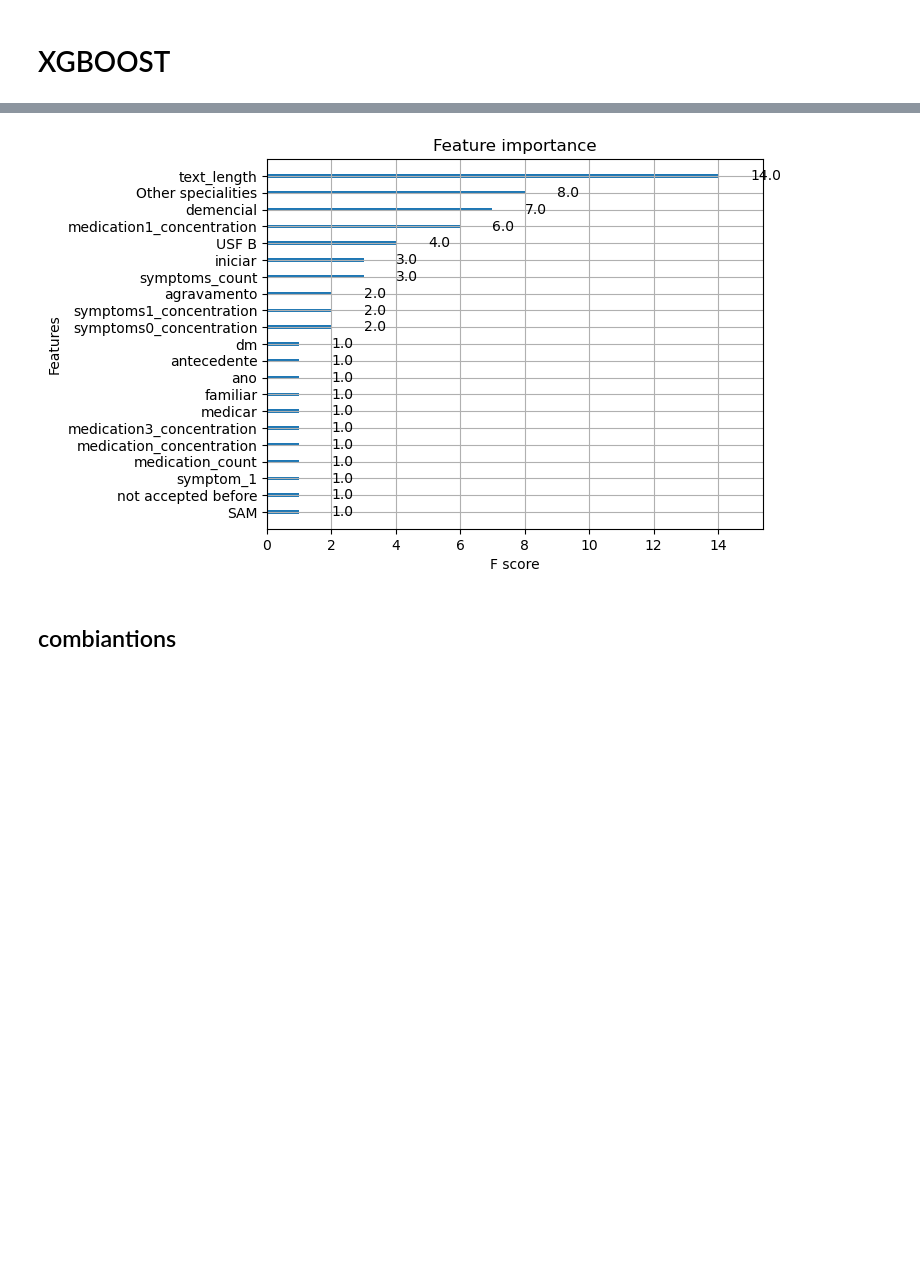
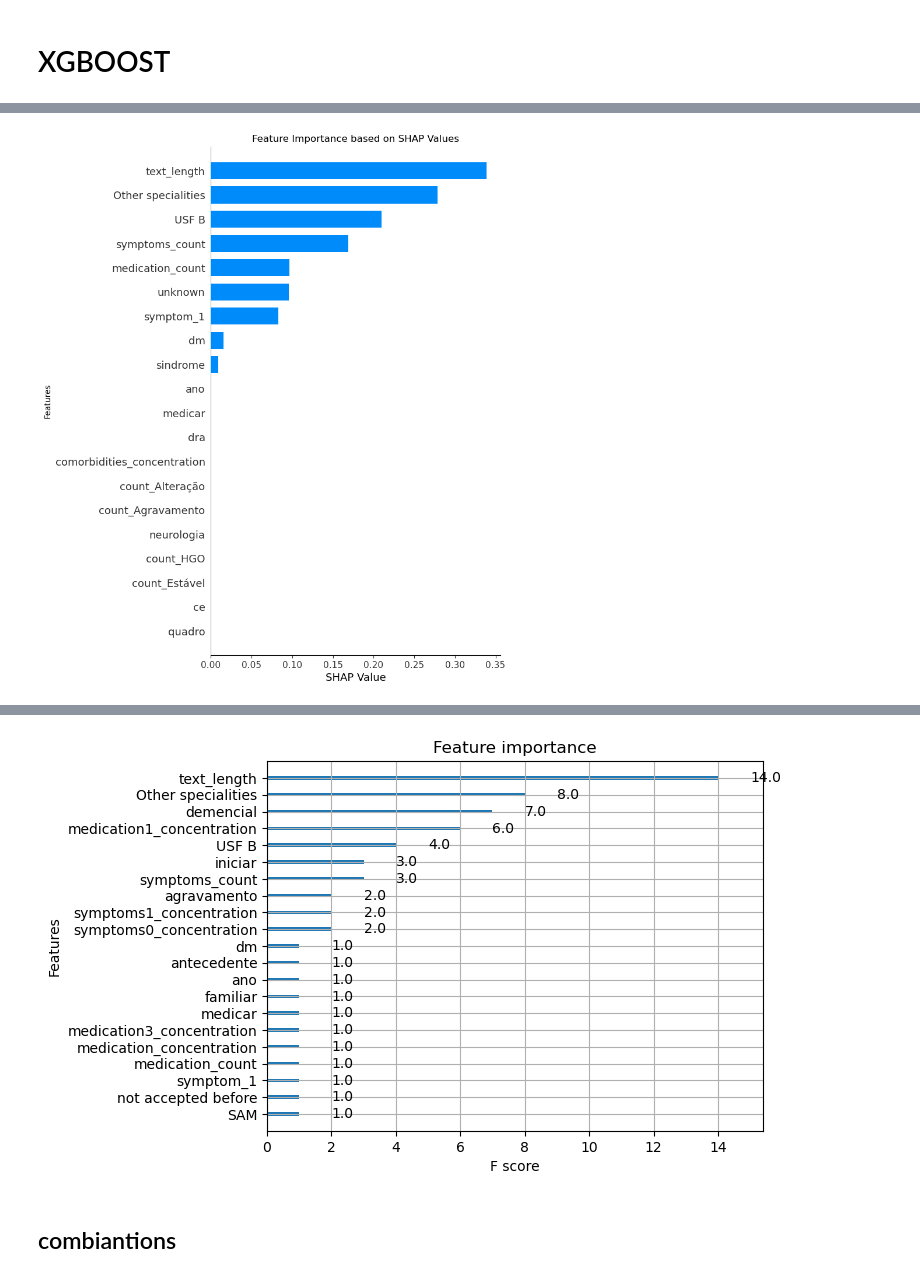
Before and after one commit to Data-Science-Knowledge-Center-Nova-SBE/PBL-HGO, a Jupyter notebook: models_NLP.ipynb, the cells around one changed output, grey strips where cells are left out. Drawn from its saved outputs; the diff is of its cells as text; code cells hidden in the pictures; blank space fills up the shorter version.

```diff
--- a/models_NLP.ipynb
+++ b/models_NLP.ipynb
@@ -58,0 +188,35 @@ evaluate_thresholds(y_pred_train,y_train,y_pred_test,y_test,metrics="test")
+# %%
+# Retrieve feature names from the dataset
+if isinstance(X, np.ndarray):
+    features = [f"Feature {i}" for i in range(X.shape[1])]
+elif isinstance(X, pd.DataFrame):
+    features = X.columns.tolist()
+else:
+    raise ValueError("Unsupported data type. Please provide X as a NumPy array or a pandas DataFrame.")
+
+# Call the function to print feature importances based on SHAP values
+
+
+def print_feature_importances_shap_values(shap_values, features):
+    '''
+    Prints the feature importances based on SHAP values in an ordered way
+    shap_values -> The SHAP values calculated from a shap.Explainer object
+    features -> The name of the features, on the order presented to the explainer
+    '''
+    from scipy.special import softmax
+    # Calculates the feature importance (mean absolute shap value) for each feature
+    importances = []
+    for i in range(shap_values.shape[1]):
+        importances.append(np.mean(np.abs(shap_values[:, i])))
+    # Calculates the normalized version
+    importances_norm = softmax(importances)
+    # Organize the importances and columns in a dictionary
+    feature_importances = {fea: imp for imp, fea in zip(importances, features)}
+    feature_importances_norm = {fea: imp for imp, fea in zip(importances_norm, features)}
+    # Sorts the dictionary
+    feature_importances = {k: v for k, v in sorted(feature_importances.items(), key=lambda item: item[1], reverse=True)}
+    feature_importances_norm = {k: v for k, v in sorted(feature_importances_norm.items(), key=lambda item: item[1], reverse=True)}
+    # Prints the feature importances
+    for k, v in feature_importances.items():
+        print(f"{k} -> {v:.4f} (softmax = {feature_importances_norm[k]:.4f})")
+print_feature_importances_shap_values(shap_values, features)
@@ -58,0 +241,9 @@ evaluate_thresholds(y_pred_train,y_train,y_pred_test,y_test,metrics="test")
+# %%
+# Plot the SHAP values as a bar plot
+shap.summary_plot(shap_values, features, plot_type='bar', show=False)
+plt.xlabel("SHAP Value")
+plt.ylabel("Features")
+plt.title("Feature Importance based on SHAP Values")
+plt.show()
+# %% [output]
+[figure, added]
```
Also changed, not shown: parts of 16 cells of this notebook.
